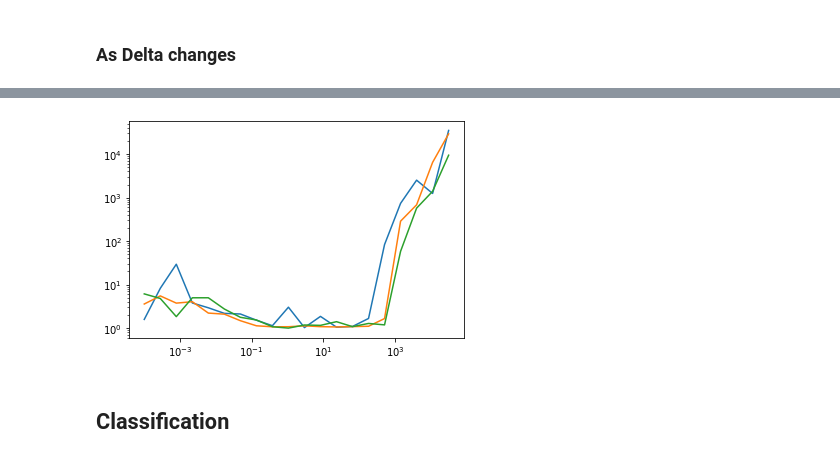
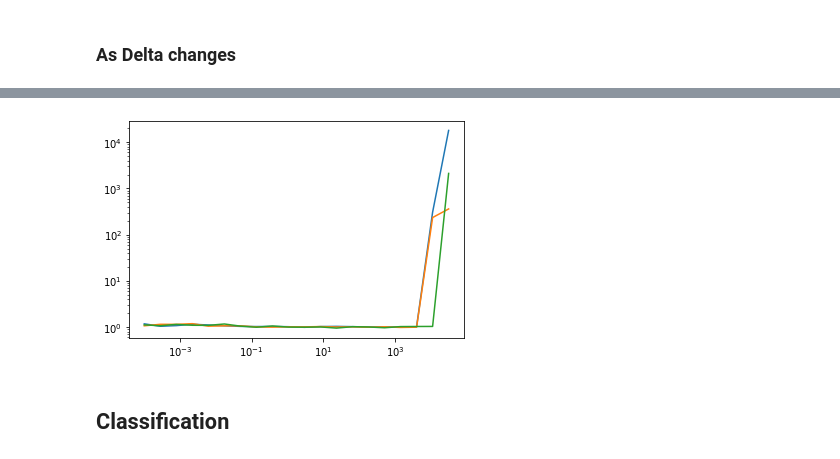
Before and after one commit to TimotheeMathieu/Excess-risk-bounds-in-robust-empirical-risk-minimization, a Jupyter notebook: Illustration.ipynb, the cells around one changed output, grey strips where cells are left out. Saved outputs shown, nothing was run; the diff lists cells and outputs as text; code cells hidden in the pictures.

```diff
--- a/Illustration.ipynb
+++ b/Illustration.ipynb
@@ -94,7 +94,7 @@ plt.semilogy(np.arange(21,180,8),np.median(result, axis=1))
 ### As Delta changes
 # %%
 for K in [61,91,151]:
-    clf = regressor(K=K,eta0=1)
+    clf = regressor(K=K,eta0=.1)
     result = scores(clf,'Delta', np.logspace(-4,4.5,num=20), M=10, N=900,nc=30)
     plt.loglog(np.logspace(-4,4.5,num=20),np.median(result, axis=1), label='K='+str(K))
 # %% [output]
@@ -107,4 +107,4 @@ for K in [61,91,151]:
-[figure, old version]
+[figure, new version]
 # %% [markdown]
 ## Classification
 # %%
```
Also changed, not shown: parts of 9 cells of this notebook, 1 other file.
